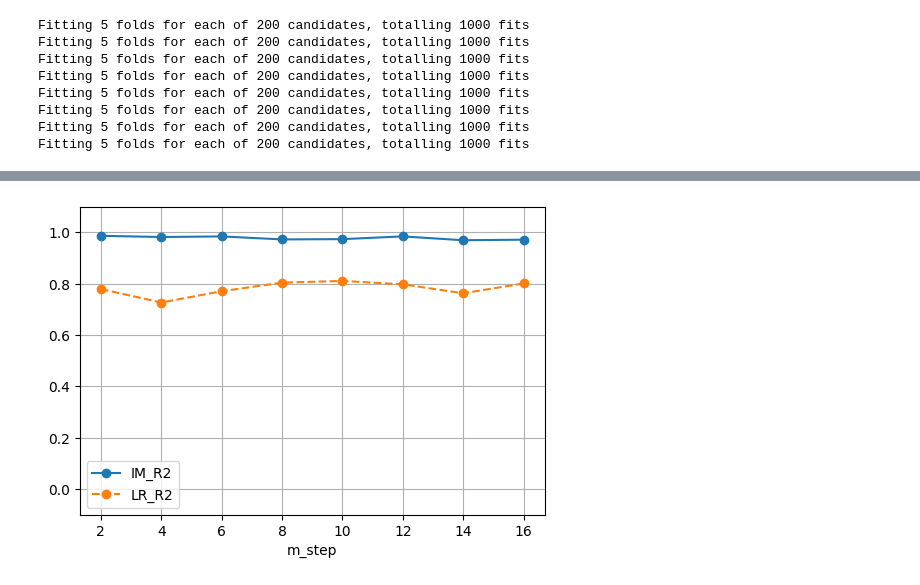
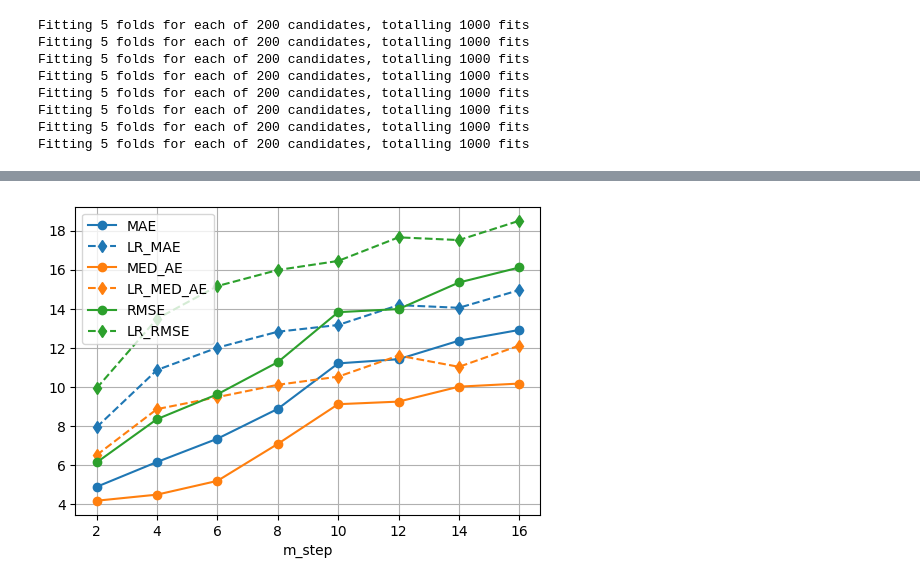
Before and after one commit to vengroff/impactstudy, a Jupyter notebook: Experiment 4.ipynb, the cells around one changed output, grey strips where cells are left out. Drawn from its saved outputs; the diff is of its cells as text; code cells hidden in the pictures.

```diff
--- a/Experiment 4.ipynb
+++ b/Experiment 4.ipynb
@@ -109,12 +92,4 @@ ax.grid()
-# %%
-df_r2 = df_model_errors[df_model_errors["metric"] == "RMSE"][
-    ["m_step", "IM_R2", "LR_R2"]
-]
-
-ax = df_r2.plot("m_step", "IM_R2", marker="o", figsize=(6, 4))
-ax = df_r2.plot("m_step", "LR_R2", linestyle="dashed", marker="o", ax=ax)
-
-ax.set_ylim(-0.1, 1.1)
-ax.grid()
-# %% [output]
-[figure, removed]
+# %%
+ax = experiment.plot_model_errors(N, x_col="m_step", y_col="mu_x_i", figsize=(6, 4))
+# %% [output]
+[figure, added]
```
Also changed, not shown: parts of 8 cells of this notebook, 5 other files.
